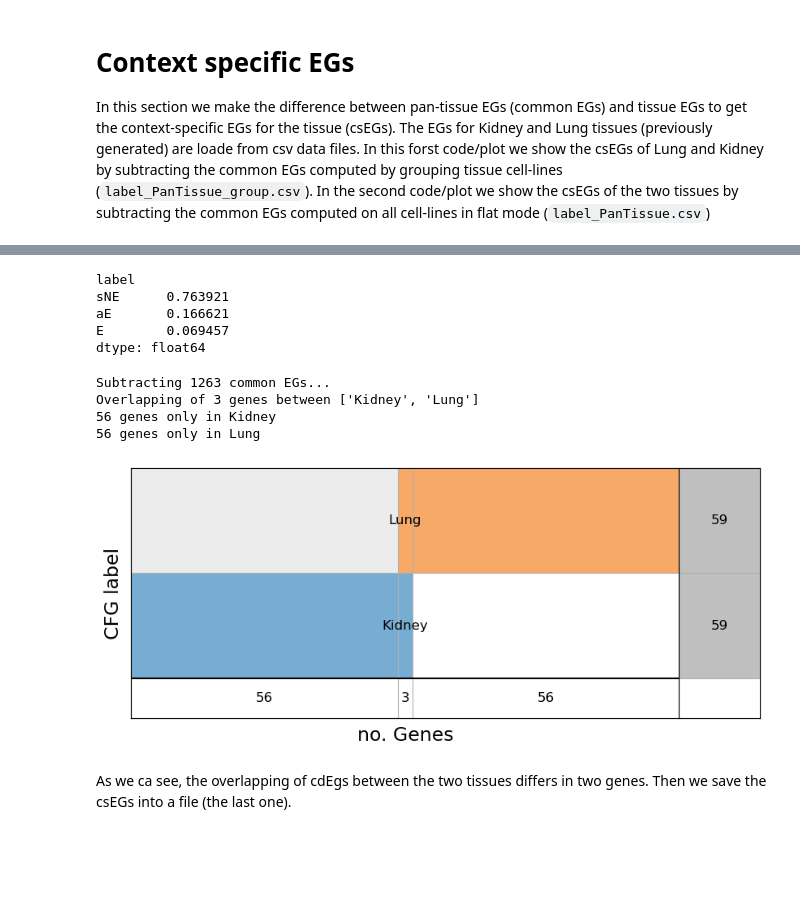
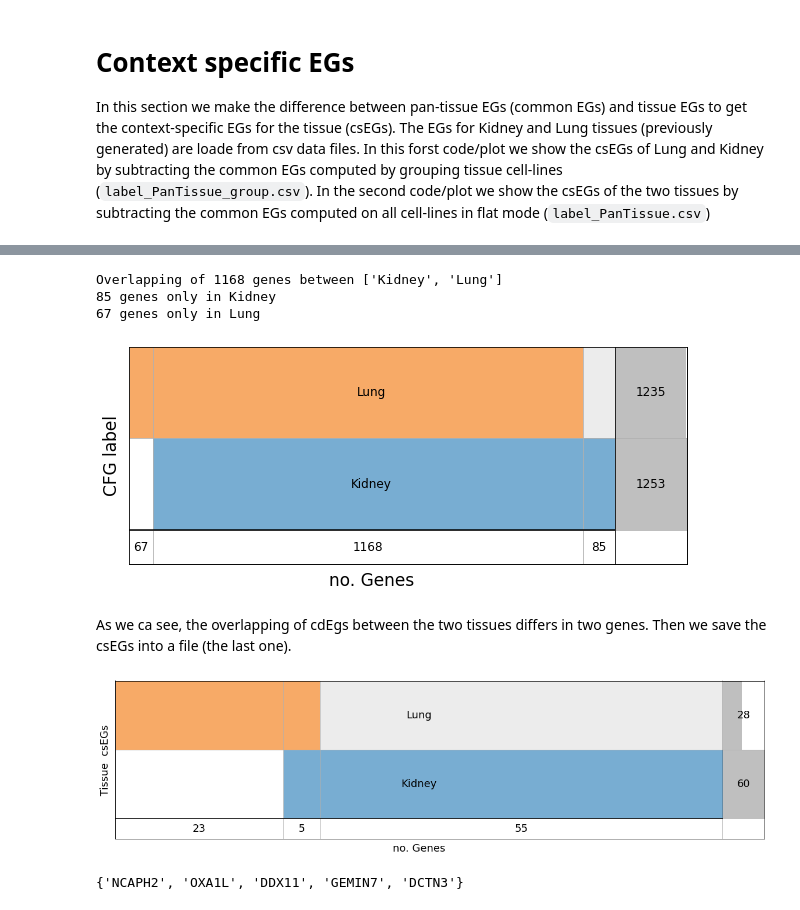
Before and after one commit to giordamaug/HELP, a Jupyter notebook: help/notebooks/csegs.ipynb, the cells around one changed output, grey strips where cells are left out. Saved outputs shown, nothing was run; the diff lists cells and outputs as text; code cells hidden in the pictures; blank space fills up the shorter version.

```diff
--- a/help/notebooks/csegs.ipynb
+++ b/help/notebooks/csegs.ipynb
@@ -190,27 +155,15 @@ Overlapping of 5 genes between ['Kidney', 'Lung']
-# %%
-import pandas as pd
-import os
-datapath = "../data"
-pd.read_csv(os.path.join(datapath, "Label_Lung.csv"), index_col=0).value_counts(normalize=True)
-# %% [output]
-label
-sNE      0.763921
-aE       0.166621
-E        0.069457
-dtype: float64
 # %%
 from help.utility.selection import EG_tissues_intersect
-csEGs, overlap, diffs = EG_tissues_intersect(tissues = {'Kidney': pd.read_csv(os.path.join(datapath, "label_Kidney.csv"), index_col=0),
-                                                        'Lung': pd.read_csv(os.path.join(datapath, "label_Lung.csv"), index_col=0)
+csEGs, overlap, diffs = EG_tissues_intersect(tissues = {'Kidney': pd.read_csv(os.path.join(datapath, "Kidney_HELP.csv"), index_col=0),
+                                                        'Lung': pd.read_csv(os.path.join(datapath, "Lung_HELP.csv"), index_col=0)
                                                        },
-                        common_df = pd.read_csv(os.path.join(datapath, "label_PanTissue.csv"), index_col=0),
+                        #common_df = pd.read_csv(os.path.join(datapath, "PanTissue_HELP.csv"), index_col=0),
                         display=True, verbose=True)
 # %% [output]
-Subtracting 1263 common EGs...
-Overlapping of 3 genes between ['Kidney', 'Lung']
-56 genes only in Kidney
-56 genes only in Lung
+Overlapping of 1168 genes between ['Kidney', 'Lung']
+85 genes only in Kidney
+67 genes only in Lung
-[figure, old version]
+[figure, new version]
 # %% [markdown]
 As we ca see, the overlapping of cdEgs between the two tissues differs in two genes. Then we save the csEGs into a file (the last one).
 # %%
@@ -218,3 +171,30 @@ with open(os.path.join(datapath, "csEG_Kidney.txt"), 'w', encoding='utf-8') as f
     f.write('\n'.join(list(csEGs['Kidney'])))
 with open(os.path.join(datapath, "csEG_Lung.txt"), 'w', encoding='utf-8') as f:
     f.write('\n'.join(list(csEGs['Lung'])))
+# %%
+from help.utility.selection import EG_tissues_intersect
+import matplotlib.pyplot as plt
+from supervenn import supervenn
+
+df_k = pd.read_csv(os.path.join(datapath, "Kidney_HELP.csv"), index_col=0)
+df_l = pd.read_csv(os.path.join(datapath, "Lung_HELP.csv"), index_col=0)
+df_p = pd.read_csv(os.path.join(datapath, "PanTissue_group_HELP.csv"), index_col=0)
+E_kidney = set(df_k[df_k['label']=='E'].index) - set(df_p[df_p['label']=='E'].index)
+E_lung = set(df_l[df_l['label']=='E'].index) - set(df_p[df_p['label']=='E'].index)
+plt.figure(figsize=(20, 5))
+color_cycle = plt.rcParams['axes.prop_cycle'].by_key()['color']
+color_cycle[0] = '#009ACD'
+supervenn([E_kidney, E_lung], ['Kidney', 'Lung'], widths_minmax_ratio=0.05, side_plots='right', fontsize=18)
+plt.ylabel('Tissue  csEGs', fontsize = 18)
+plt.xlabel('no. Genes', fontsize = 18)
+(E_kidney, E_lung, E_kidney.intersection(E_lung))
+with open(os.path.join(datapath, "csEG_Kidney.txt"), 'w', encoding='utf-8') as f:
+    f.write('\n'.join(list(E_kidney)))
+with open(os.path.join(datapath, "csEG_Lung.txt"), 'w', encoding='utf-8') as f:
+    f.write('\n'.join(list(E_lung)))
+# %% [output]
+[figure, added]
+# %%
+print(E_kidney.intersection(E_lung))
+# %% [output]
+{'NCAPH2', 'OXA1L', 'DDX11', 'GEMIN7', 'DCTN3'}
```
Also changed, not shown: parts of 8 cells of this notebook, 3 other files.
